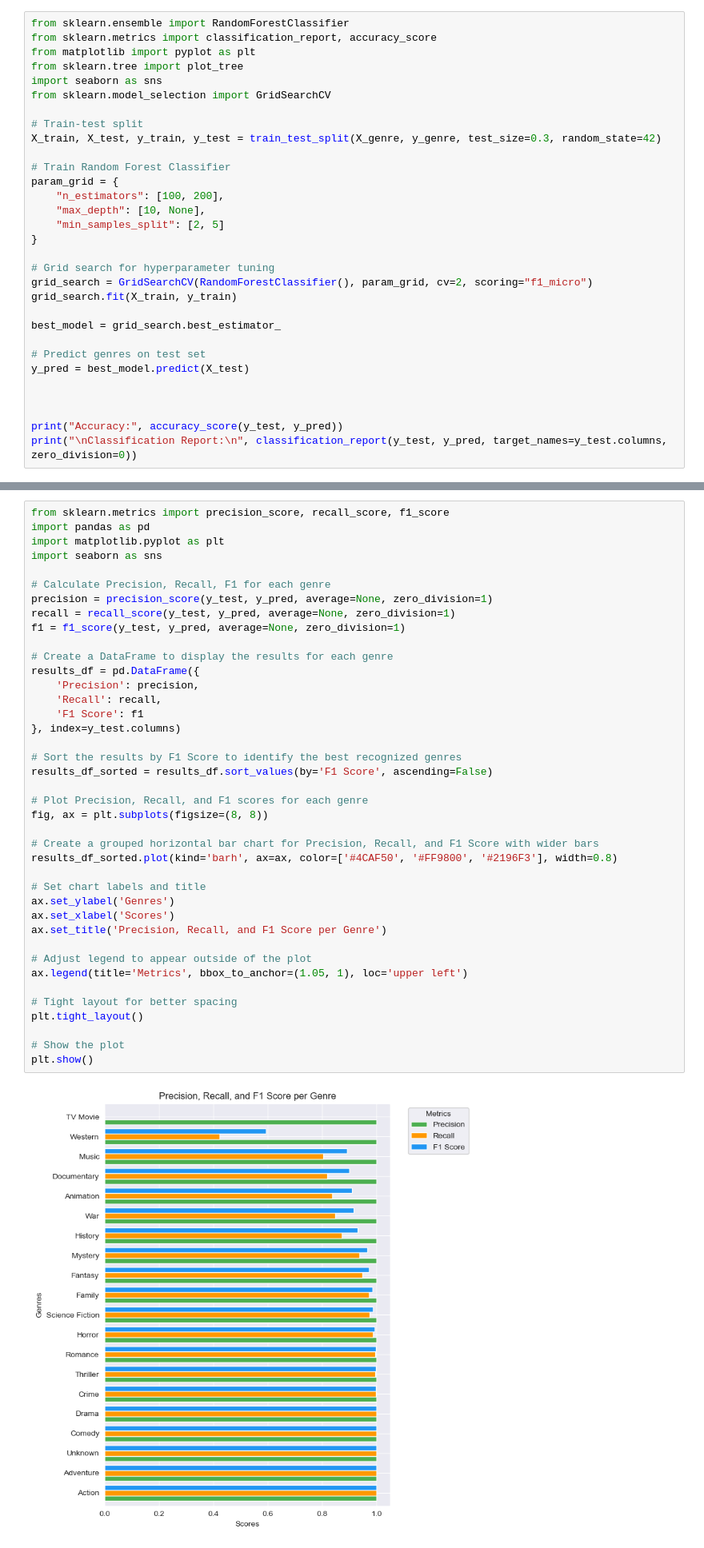
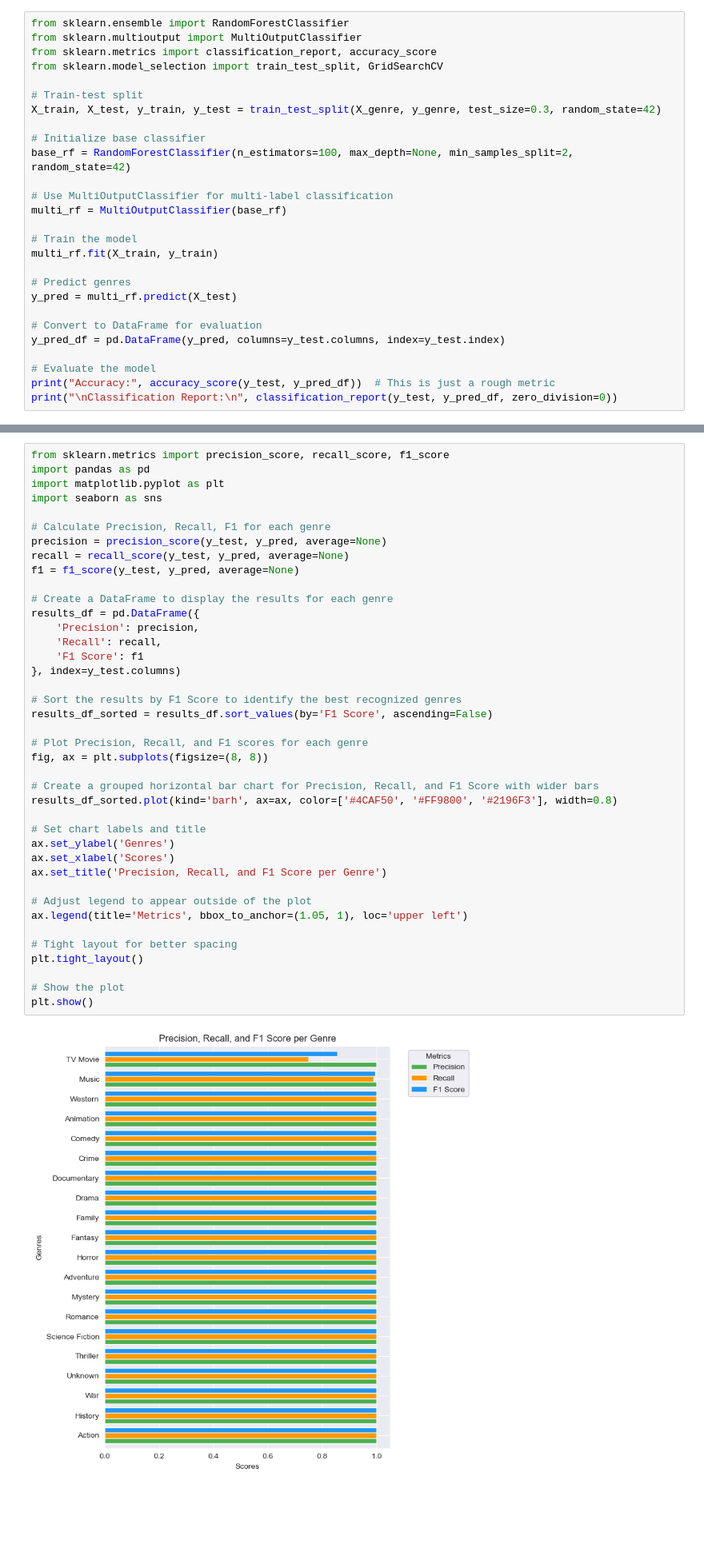
Before and after one commit to Islake/KoneOppiminen, a Jupyter notebook: tasks/Harjoitustyö.ipynb, the cells around one changed output, grey strips where cells are left out. Shown at 80% size. Saved outputs shown, nothing was run; the diff lists cells and outputs as text; blank space fills up the shorter version.

Commit message:
Genre model fixes

```diff
--- a/tasks/Harjoitustyö.ipynb
+++ b/tasks/Harjoitustyö.ipynb
@@ -302,33 +302,29 @@ R-squared Score: 0.3995
 - The report includes precision, recall, and F1-score for each genre.
 # %%
 from sklearn.ensemble import RandomForestClassifier
+from sklearn.multioutput import MultiOutputClassifier
 from sklearn.metrics import classification_report, accuracy_score
-from matplotlib import pyplot as plt
-from sklearn.tree import plot_tree
-import seaborn as sns
-from sklearn.model_selection import GridSearchCV
+from sklearn.model_selection import train_test_split, GridSearchCV
 
 # Train-test split
 X_train, X_test, y_train, y_test = train_test_split(X_genre, y_genre, test_size=0.3, random_state=42)
 
-# Train Random Forest Classifier
-param_grid = {
-    "n_estimators": [100, 200],
-    "max_depth": [10, None],
-    "min_samples_split": [2, 5]
-}
+# Initialize base classifier
+base_rf = RandomForestClassifier(n_estimators=100, max_depth=None, min_samples_split=2, random_state=42)
 
-# Grid search for hyperparameter tuning
-grid_search = GridSearchCV(RandomForestClassifier(), param_grid, cv=2, scoring="f1_micro")
-grid_search.fit(X_train, y_train)
+# Use MultiOutputClassifier for multi-label classification
+multi_rf = MultiOutputClassifier(base_rf)
 
-best_model = grid_search.best_estimator_
+# Train the model
+multi_rf.fit(X_train, y_train)
 
-# Predict genres on test set
-y_pred = best_model.predict(X_test)
+# Predict genres
+y_pred = multi_rf.predict(X_test)
 
+# Convert to DataFrame for evaluation
+y_pred_df = pd.DataFrame(y_pred, columns=y_test.columns, index=y_test.index)
 
-
-print("Accuracy:", accuracy_score(y_test, y_pred))
-print("\nClassification Report:\n", classification_report(y_test, y_pred, target_names=y_test.columns, zero_division=0))
+# Evaluate the model
+print("Accuracy:", accuracy_score(y_test, y_pred_df))  # This is just a rough metric
+print("\nClassification Report:\n", classification_report(y_test, y_pred_df, zero_division=0))
 # %% [output]
@@ -564,38 +547,38 @@ import matplotlib.pyplot as plt
 import seaborn as sns
 
 # Calculate Precision, Recall, F1 for each genre
-precision = precision_score(y_test, y_pred, average=None, zero_division=1)
-recall = recall_score(y_test, y_pred, average=None, zero_division=1)
-f1 = f1_score(y_test, y_pred, average=None, zero_division=1)
+precision = precision_score(y_test, y_pred, average=None)
+recall = recall_score(y_test, y_pred, average=None)
+f1 = f1_score(y_test, y_pred, average=None)
 
 # Create a DataFrame to display the results for each genre
 results_df = pd.DataFrame({
     'Precision': precision,
     'Recall': recall,
     'F1 Score': f1
 }, index=y_test.columns)
 
 # Sort the results by F1 Score to identify the best recognized genres
 results_df_sorted = results_df.sort_values(by='F1 Score', ascending=False)
 
 # Plot Precision, Recall, and F1 scores for each genre
 fig, ax = plt.subplots(figsize=(8, 8))
 
 # Create a grouped horizontal bar chart for Precision, Recall, and F1 Score with wider bars
 results_df_sorted.plot(kind='barh', ax=ax, color=['#4CAF50', '#FF9800', '#2196F3'], width=0.8)
 
 # Set chart labels and title
 ax.set_ylabel('Genres')
 ax.set_xlabel('Scores')
 ax.set_title('Precision, Recall, and F1 Score per Genre')
 
 # Adjust legend to appear outside of the plot
 ax.legend(title='Metrics', bbox_to_anchor=(1.05, 1), loc='upper left')
 
 # Tight layout for better spacing
 plt.tight_layout()
 
 # Show the plot
 plt.show()
 # %% [output]
-[figure, old version]
+[figure, new version]
```
Also changed, not shown: parts of 5 cells of this notebook.
